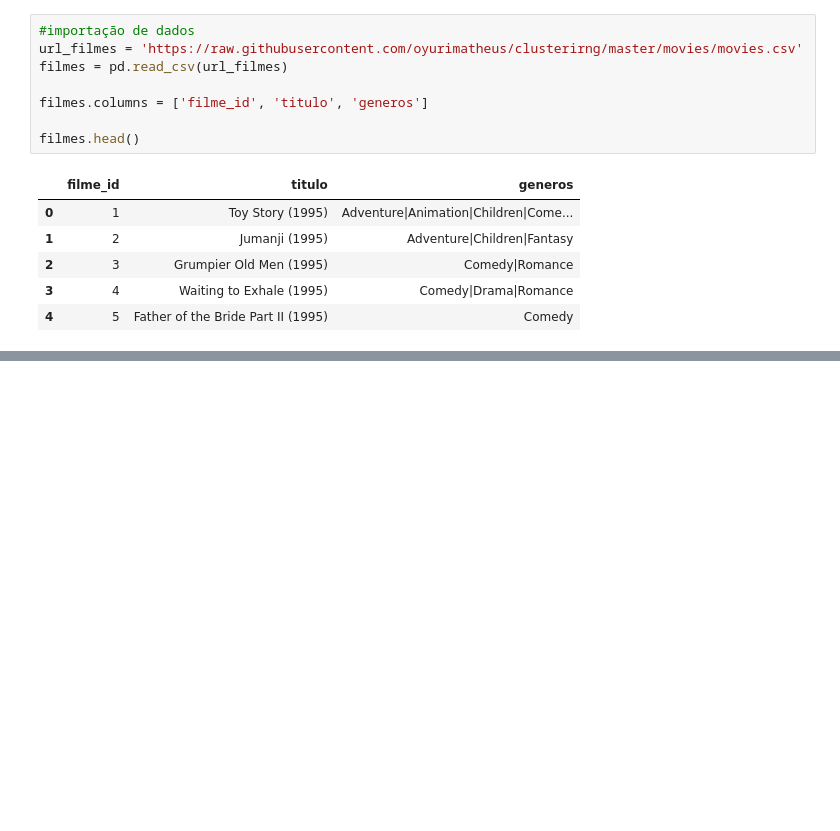
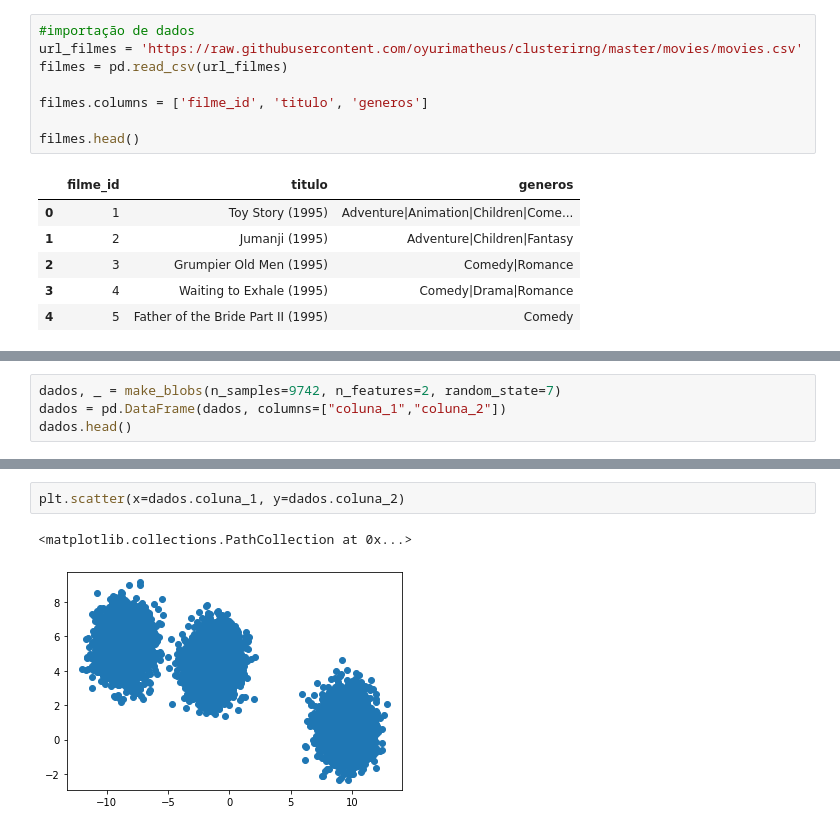
Before and after one commit to samusolva/aprendizado_nao_supervisionado, a Jupyter notebook: filmes.ipynb, the cells around one changed output, grey strips where cells are left out. Cells and saved outputs as stored; diff of their text form; blank space fills up the shorter version.

```diff
--- a/filmes.ipynb
+++ b/filmes.ipynb
@@ -31,0 +95,4 @@ dados_dos_filmes.head()
+# %%
+dados, _ = make_blobs(n_samples=9742, n_features=2, random_state=7)
+dados = pd.DataFrame(dados, columns=["coluna_1","coluna_2"])
+dados.head()
@@ -31,0 +106,5 @@ dados_dos_filmes.head()
+# %%
+plt.scatter(x=dados.coluna_1, y=dados.coluna_2)
+# %% [output]
+<matplotlib.collections.PathCollection at 0x...>
+[figure, added]
```
Also changed, not shown: parts of 15 cells of this notebook.
